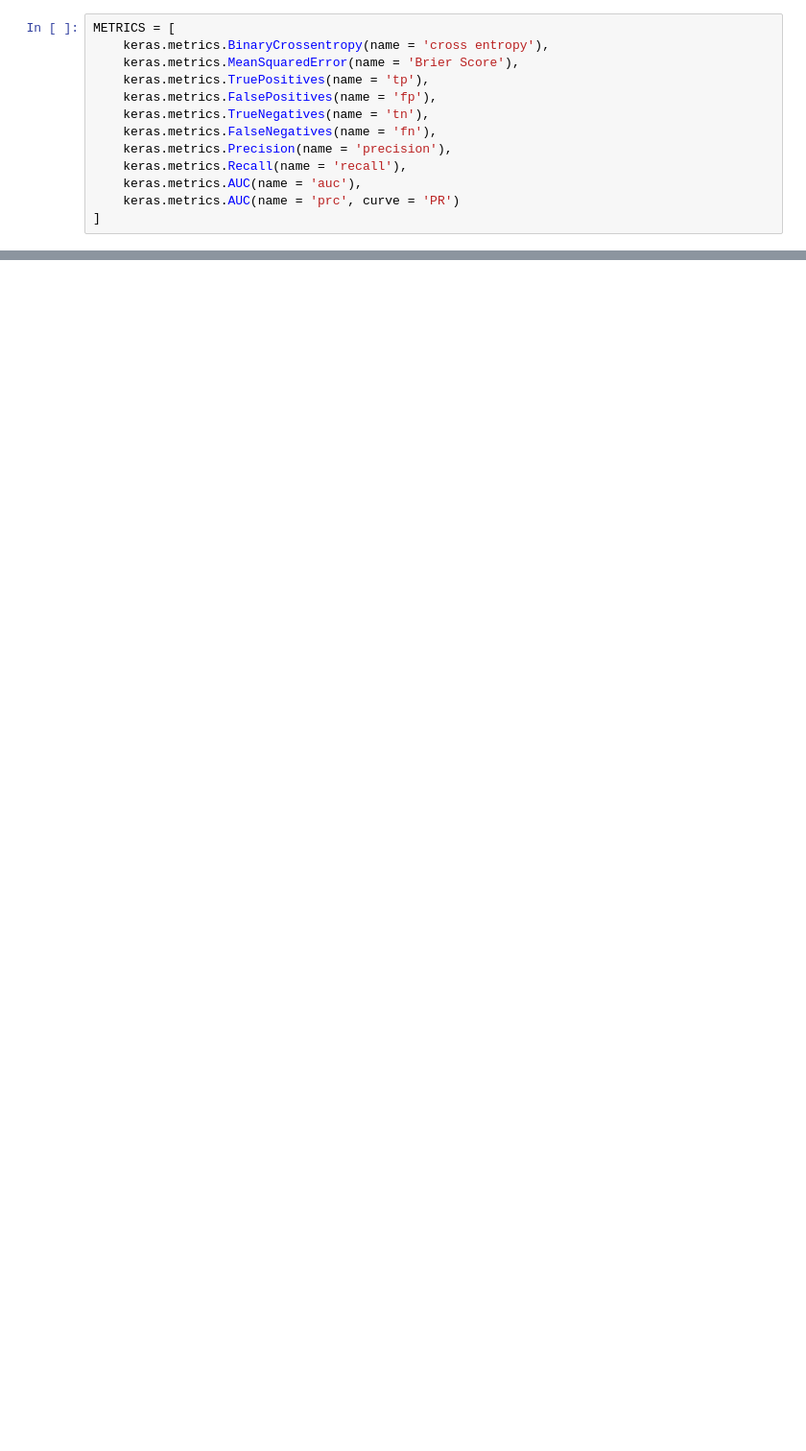
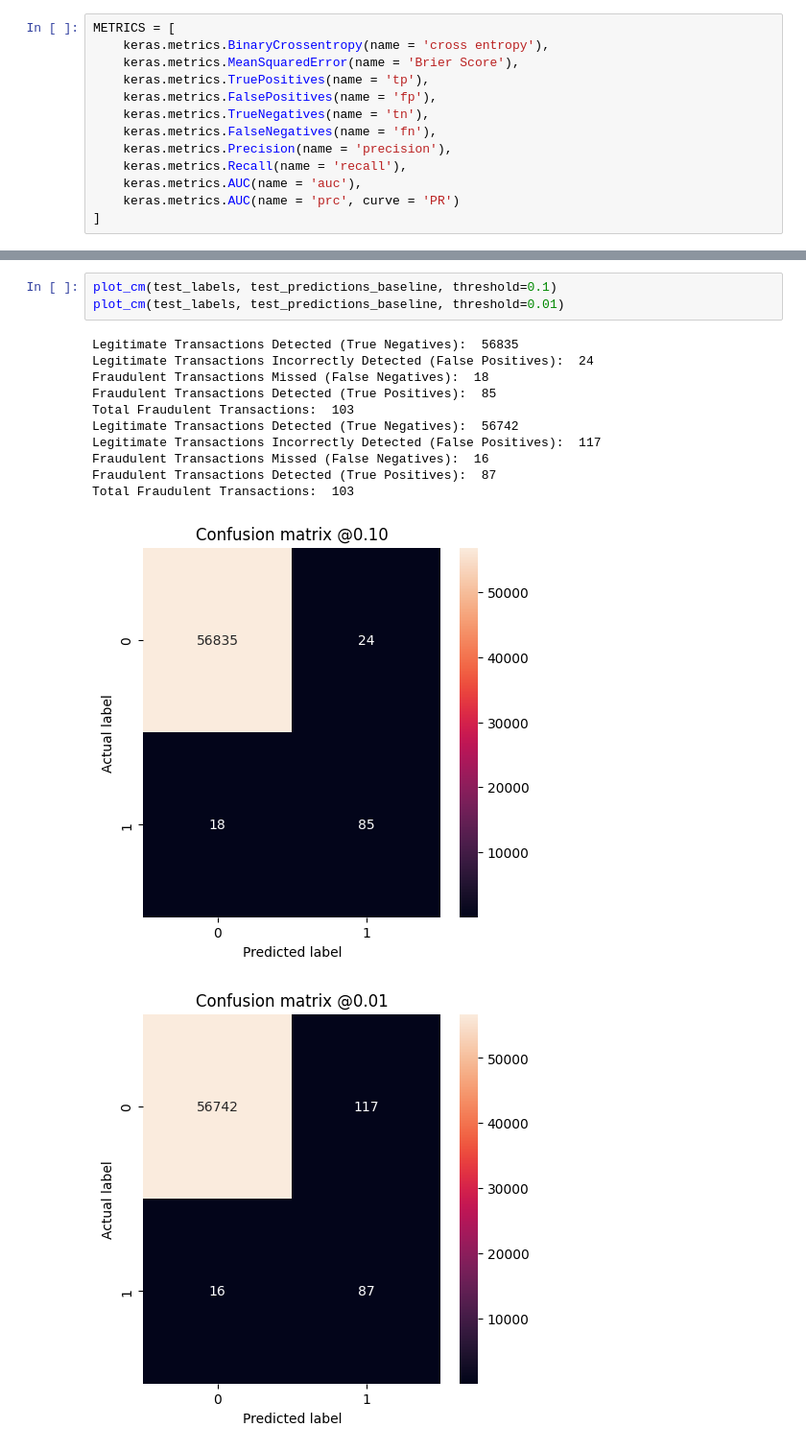
Before and after one commit to prajwal3104/Prep, a Jupyter notebook: ML/imbalanced.ipynb, the cells around one changed output, grey strips where cells are left out. Shown at 96% size. Saved outputs shown, nothing was run; the diff lists cells and outputs as text; blank space fills up the shorter version.

```diff
--- a/ML/imbalanced.ipynb
+++ b/ML/imbalanced.ipynb
@@ -166,0 +394,16 @@ def model(metrics = METRICS, bias=None):
+# %%
+plot_cm(test_labels, test_predictions_baseline, threshold=0.1)
+plot_cm(test_labels, test_predictions_baseline, threshold=0.01)
+# %% [output]
+Legitimate Transactions Detected (True Negatives):  56835
+Legitimate Transactions Incorrectly Detected (False Positives):  24
+Fraudulent Transactions Missed (False Negatives):  18
+Fraudulent Transactions Detected (True Positives):  85
+Total Fraudulent Transactions:  103
+Legitimate Transactions Detected (True Negatives):  56742
+Legitimate Transactions Incorrectly Detected (False Positives):  117
+Fraudulent Transactions Missed (False Negatives):  16
+Fraudulent Transactions Detected (True Positives):  87
+Total Fraudulent Transactions:  103
+[figure, added]
+[figure, added]
```
Also changed, not shown: parts of 25 cells of this notebook, 8 other files.
